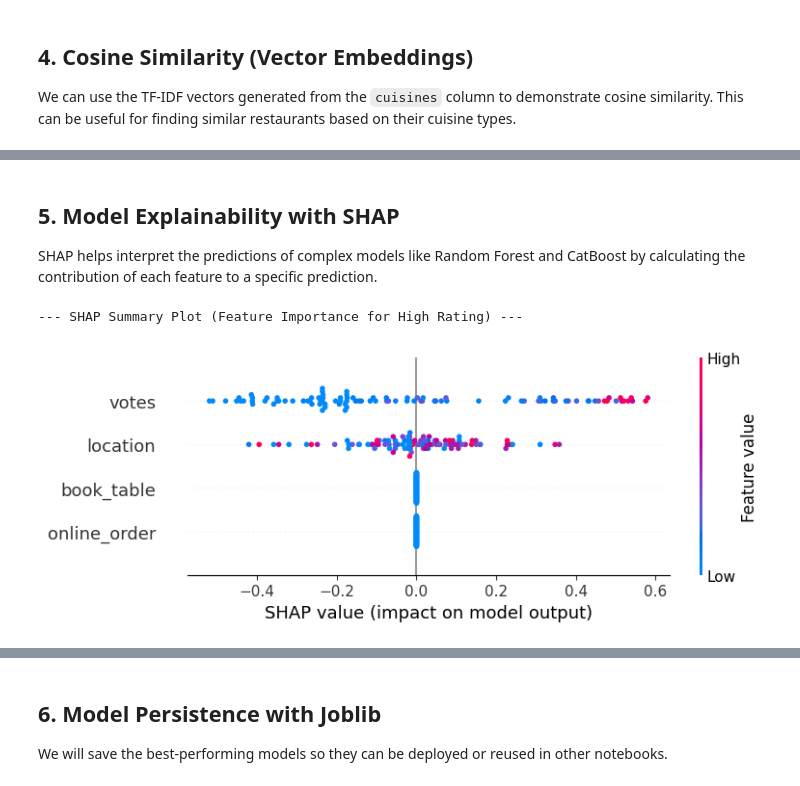
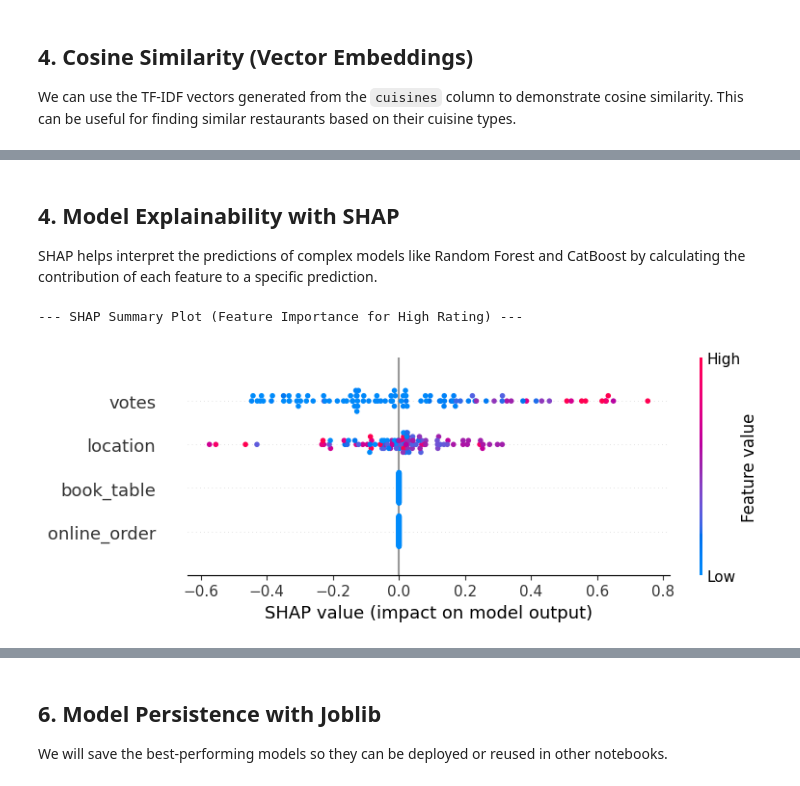
Before and after one commit to AshishNalawade0188/Restaurant-Analytics-Predictive-Intelligence-System, a Jupyter notebook: Jatin/ML_project.ipynb, the cells around one changed output, grey strips where cells are left out. Cells and saved outputs as stored; diff of their text form; code cells hidden in the pictures.

```diff
--- a/Jatin/ML_project.ipynb
+++ b/Jatin/ML_project.ipynb
@@ -313,5 +294,3 @@ def clean_cost(value):
         return np.nan
 # %%
 data["approx_cost(for two people)"] = data["approx_cost(for two people)"].map(clean_cost)
-# %%
-data = data.dropna(subset=["rate"]).drop_duplicates().reset_index(drop=True)
@@ -442,0 +408,2 @@ np.float64(450.0)
+# %%
+data.dropna(subset=['location','cuisines','approx_cost(for two people)'], inplace=True)
@@ -442,0 +414,2 @@ np.float64(450.0)
+# %%
+data.drop_duplicates(inplace=True)
@@ -449,13 +426,16 @@ for col in ['online_order', 'book_table']:
         data[col] = data[col].map({'Yes': 1, 'No': 0}).fillna(0)
 
 # 5. Handle Categorical Columns (location, rest_type, etc.)
-categorical_cols = ['location', 'rest_type', 'type']
+categorical_cols = ['location', 'rest_type', 'listed_in(type)']
+label_encoders = {} # Dictionary to store fitted LabelEncoders
 for col in categorical_cols:
     if col in data.columns:
-        data[col] = LabelEncoder().fit_transform(data[col].astype(str))
+        le = LabelEncoder()
+        data[col] = le.fit_transform(data[col].astype(str))
+        label_encoders[col] = le # Store the fitted encoder
 
-# Select features for Supervised Learning
-features = ['online_order', 'book_table', 'votes', 'location']
+# Select features for Supervised Learning - now including 'votes'
+features = ['online_order', 'book_table', 'location', 'votes'] # Re-added 'votes'
 X = data[features]
 y_reg = data['rate']
 # %% [markdown]
@@ -692,31 +679,30 @@ display(similar_restaurants_df[1:6])
 # %% [markdown]
-## 5. Model Explainability with SHAP
+## 4. Model Explainability with SHAP
 
 SHAP helps interpret the predictions of complex models like Random Forest and CatBoost by calculating the contribution of each feature to a specific prediction.
 # %%
 !pip install shap --quiet
 # %%
 import shap
-import numpy as np
 
 # Initialize SHAP explainer for the Tuned Random Forest Classifier
-explainer = shap.TreeExplainer(best_rf_cls_model)
+explainer = shap.TreeExplainer(rf_reg_tuned)
 
 # Calculate SHAP values for the subset
-subset_X = X_test_c[:100]
+subset_X = X_test[:100] # Use X_test for regression
 shap_values = explainer.shap_values(subset_X)
 
 # In newer SHAP versions with sklearn, shap_values might be a list or a 3D array
 # We want the values for the positive class (1)
 if isinstance(shap_values, list):
     # Standard sklearn output: list of [class0_values, class1_values]
     class1_shap_values = shap_values[1]
 else:
     # Sometimes returned as (samples, features, classes) or similar
     class1_shap_values = shap_values[:, :, 1] if shap_values.ndim == 3 else shap_values
 
 print("--- SHAP Summary Plot (Feature Importance for High Rating) ---")
 shap.summary_plot(class1_shap_values, subset_X)
 # %% [output]
 --- SHAP Summary Plot (Feature Importance for High Rating) ---
-[figure, old version]
+[figure, new version]
```
Also changed, not shown: parts of 50 cells of this notebook.
